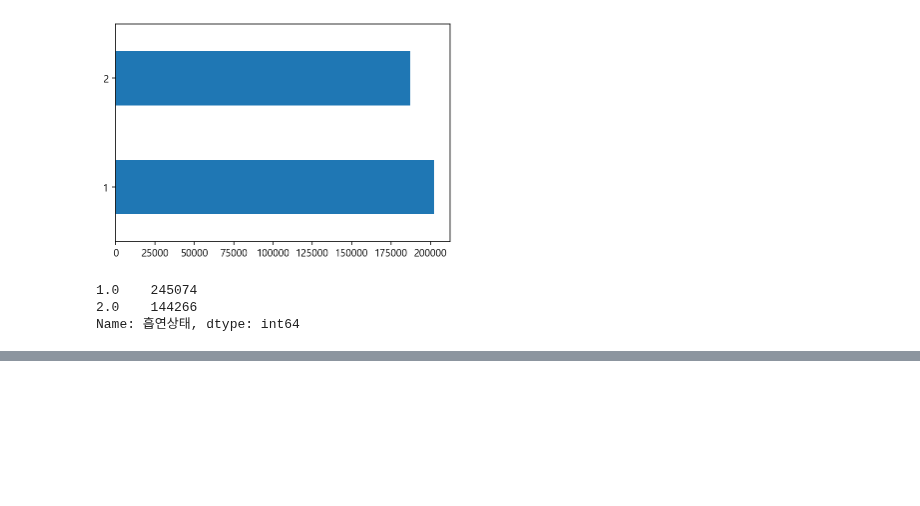
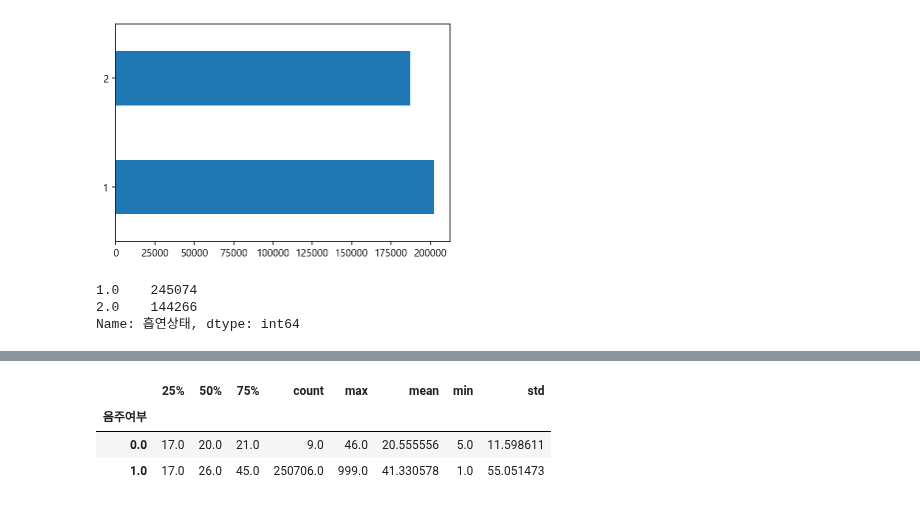
Before and after one commit to tree698/Data_Analysis, a Jupyter notebook: 1. Health Check/Untitled.ipynb, the cells around one changed output, grey strips where cells are left out. Cells and saved outputs as stored; diff of their text form; code cells hidden in the pictures; blank space fills up the shorter version.

```diff
--- a/1. Health Check/Untitled.ipynb
+++ b/1. Health Check/Untitled.ipynb
@@ -274,0 +383,9 @@ Name: 흡연상태, dtype: int64
+# %%
+# aggfunc에 describe를 사용해 통계요약값을 한번에 볼 수도 있습니다
+
+df.pivot_table(index="음주여부", values="감마 지티피", aggfunc="describe")
+# %% [output]
+|  | 25% | 50% | 75% | count | max | mean | min | std |
+| 음주여부 |  |  |  |  |  |  |  |  |
+| 0.0 | 17.0 | 20.0 | 21.0 | 9.0 | 46.0 | 20.555556 | 5.0 | 11.598611 |
+| 1.0 | 17.0 | 26.0 | 45.0 | 250706.0 | 999.0 | 41.330578 | 1.0 | 55.051473 |
```
Also changed, not shown: parts of 14 cells of this notebook.
